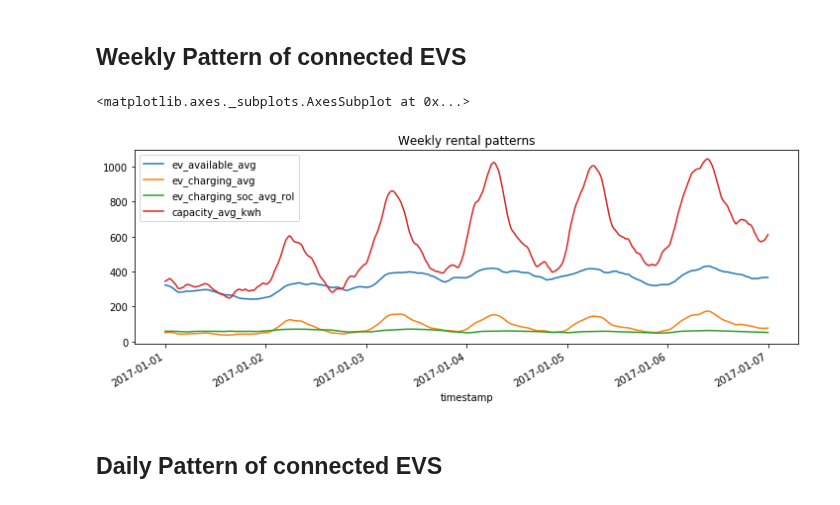
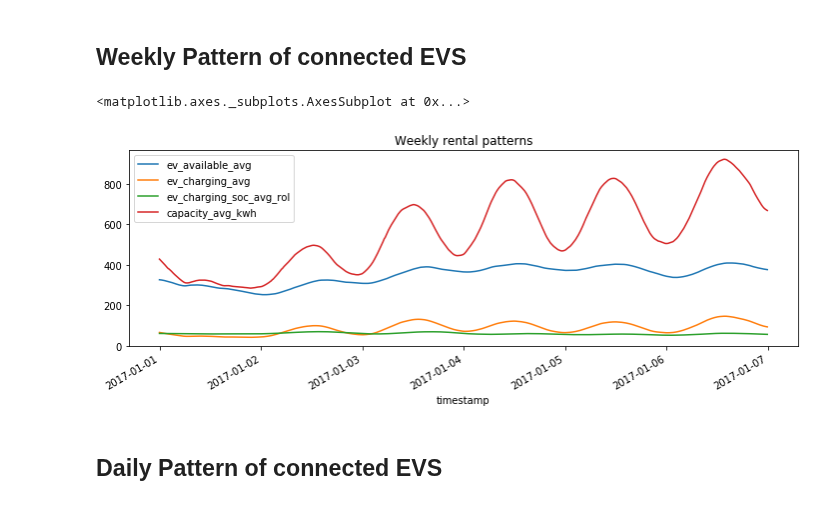
Before and after one commit to indyfree/FleetSim, a Jupyter notebook: notebooks/02-Car2Go.ipynb, the cells around one changed output. Drawn from its saved outputs; the diff is of its cells as text; code cells hidden in the pictures.

```diff
--- a/notebooks/02-Car2Go.ipynb
+++ b/notebooks/02-Car2Go.ipynb
@@ -116,9 +20,22 @@ Wall time: 2min 47s
+# %%
+df = load_car2go_demand()
+# %%
+df_charging = df
 # %%
-DAY = 12*24
-df_charging['ev_available_avg'] = df_charging['ev_available'].rolling(window=3*DAY).mean()
-df_charging['ev_charging_avg'] = df_charging['ev_charging'].rolling(window=3*DAY).mean()
-df_charging['ev_charging_soc_avg_rol'] = df_charging['ev_charging_soc_avg'].rolling(window=3*DAY).mean()
-df_charging['capacity_avg_kwh'] = df_charging['capacity_available_kwh'].rolling(window=3*DAY).mean()
+def apply_smoother(df, days):
+    DAY = 12*24
 
-X = df_charging[['ev_available_avg', 'ev_charging_avg', 'ev_charging_soc_avg_rol', 'capacity_avg_kwh']]
-X.plot(figsize=(12,4), title='Yearly rental patterns')
+    df['ev_available_avg'] = df['ev_available'].rolling(window=int(days*DAY)).mean()
+    df['ev_charging_avg'] = df['ev_charging'].rolling(window=int(days*DAY)).mean()
+    df['ev_charging_soc_avg_rol'] = df['ev_charging_soc_avg'].rolling(window=int(days*DAY)).mean()
+    df['capacity_avg_kwh'] = df['capacity_available_kwh'].rolling(window=int(days*DAY)).mean()
+
+    return df
+
+def plot(df, title, start=datetime(2016, 12, 1), end=datetime(2017, 5, 1)):
+    start_idx = df_charging.index.searchsorted(start)
+    end_idx = df_charging.index.searchsorted(end)
+
+
+    X = df_charging.iloc[start_idx:end_idx][['ev_available_avg', 'ev_charging_avg', 'ev_charging_soc_avg_rol', 'capacity_avg_kwh']]
+    return X.plot(figsize=(12,4), title=title)
@@ -127,0 +44,3 @@ X.plot(figsize=(12,4), title='Yearly rental patterns')
+# %%
+df = apply_smoother(df, days=3)
+plot(df, "Yearly rental patterns")
@@ -128,18 +50,10 @@ X.plot(figsize=(12,4), title='Yearly rental patterns')
 # %% [markdown]
 ## Weekly Pattern of connected EVS
-# %%
-start = df_charging.index.searchsorted(datetime(2017, 1, 1))
-end = df_charging.index.searchsorted(datetime(2017, 1, 7))
-
-df_charging['ev_available_avg'] = df_charging['ev_available'].rolling(window=int(DAY/12)).mean()
-df_charging['ev_charging_avg'] = df_charging['ev_charging'].rolling(window=int(DAY/12)).mean()
-df_charging['ev_charging_soc_avg_rol'] = df_charging['ev_charging_soc_avg'].rolling(window=int(DAY/12)).mean()
-df_charging['capacity_avg_kwh'] = df_charging['capacity_available_kwh'].rolling(window=int(DAY/12)).mean()
-
-X = df_charging.iloc[start:end][['ev_available_avg', 'ev_charging_avg', 'ev_charging_soc_avg_rol', 'capacity_avg_kwh']]
-X.plot(figsize=(12,4), title='Weekly rental patterns');
-# %% [output]
-<matplotlib.axes._subplots.AxesSubplot at 0x...>
-[figure, removed]
+# %%
+df = apply_smoother(df, days=0.5)
+plot(df, "Weekly rental patterns", start=datetime(2017, 1, 1), end=datetime(2017, 1, 7))
+# %% [output]
+<matplotlib.axes._subplots.AxesSubplot at 0x...>
+[figure, added]
 # %% [markdown]
 ## Daily Pattern of connected EVS
```
Also changed, not shown: parts of 13 cells of this notebook, 1 other file.
